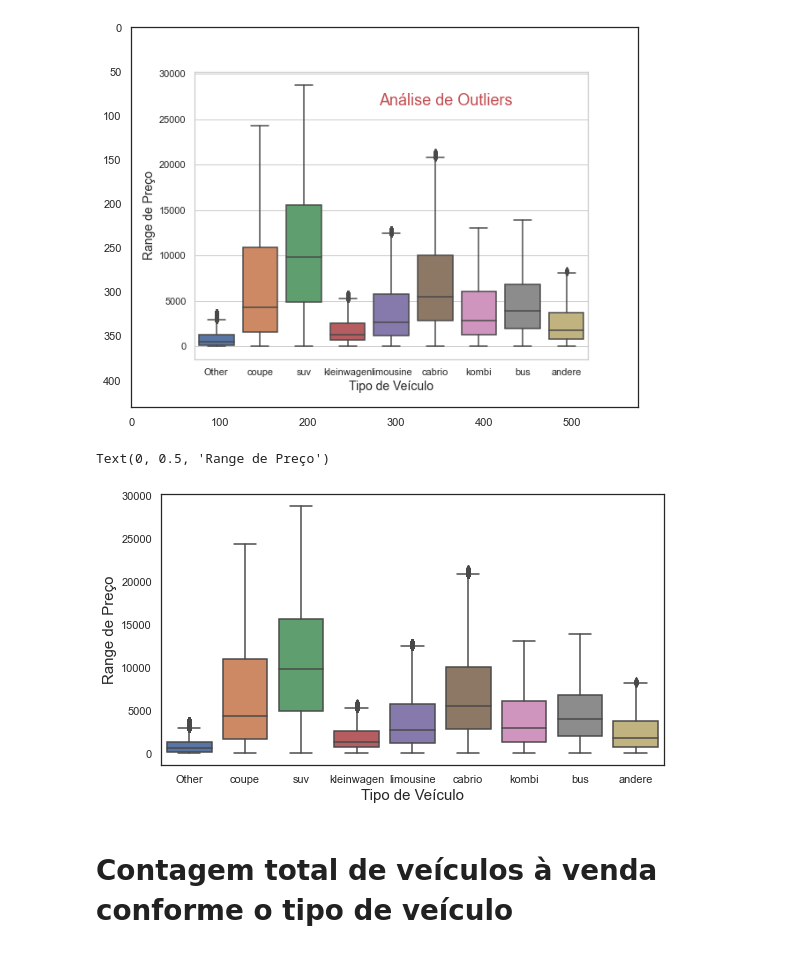
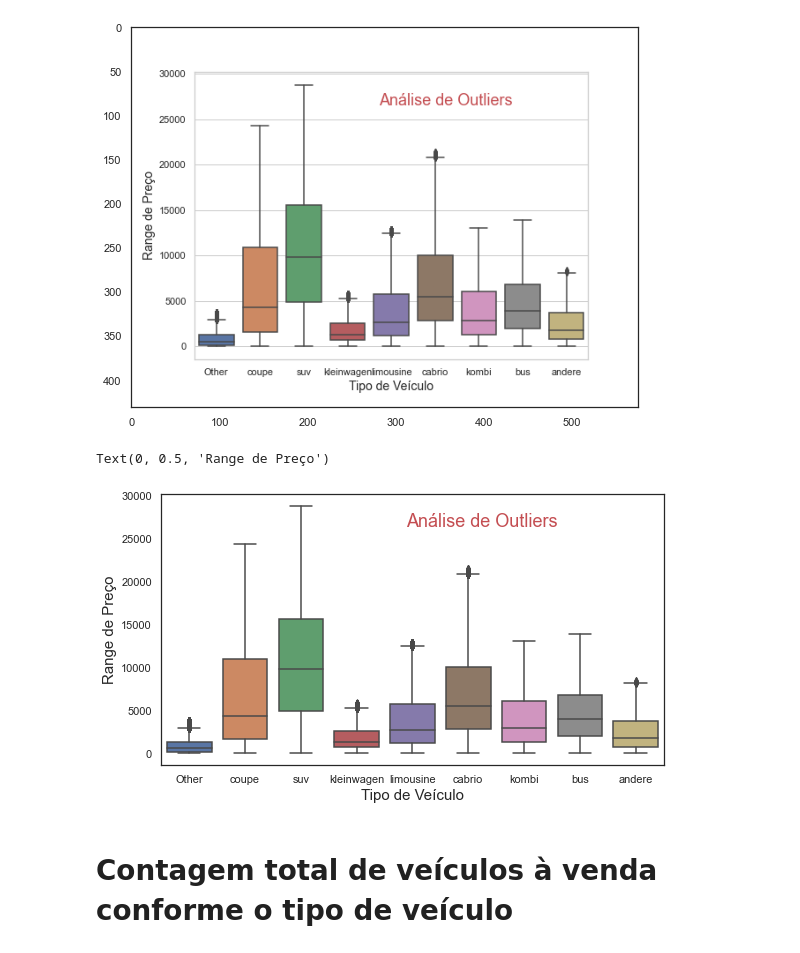
Before and after one commit to silvacaio/Desafios-DataScienceAcademy, a Jupyter notebook: Mini-Projeto2/Mini-Projeto2 - Analise1.ipynb, the cells around one changed output. Drawn from its saved outputs; the diff is of its cells as text; code cells hidden in the pictures.

```diff
--- a/Mini-Projeto2/Mini-Projeto2 - Analise1.ipynb
+++ b/Mini-Projeto2/Mini-Projeto2 - Analise1.ipynb
@@ -74,12 +74,13 @@ plt.show()
 # %%
 # Desenvolvimento e réplica do desafio solicitado
 plt.figure(figsize=(9, 5))
 ax = sns.boxplot(x='vehicleType', y='price', data=df)
+ax.text(5.25,27000,"Análise de Outliers",fontsize=18,color="r",ha="center", va="center")
 ax.set_xlabel('Tipo de Veículo', fontsize=15)
 ax.set_ylabel('Range de Preço', fontsize=15)
 # %% [output]
 Text(0, 0.5, 'Range de Preço')
-[figure, old version]
+[figure, new version]
 # %% [markdown]
 # Contagem total de veículos à venda conforme o tipo de veículo
 # %% [markdown]
```
Also changed, not shown: parts of 1 cell of this notebook, 2 other files.
